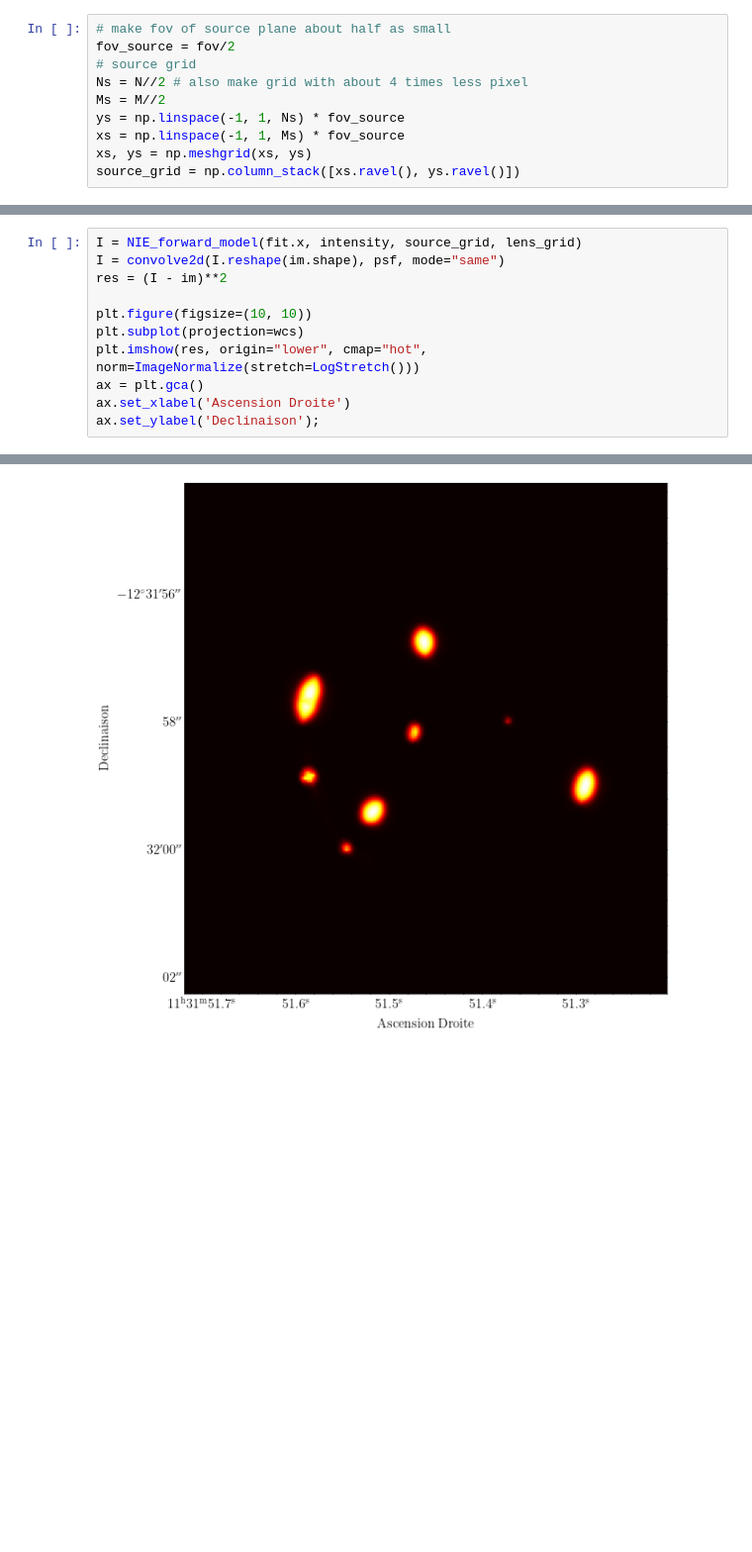
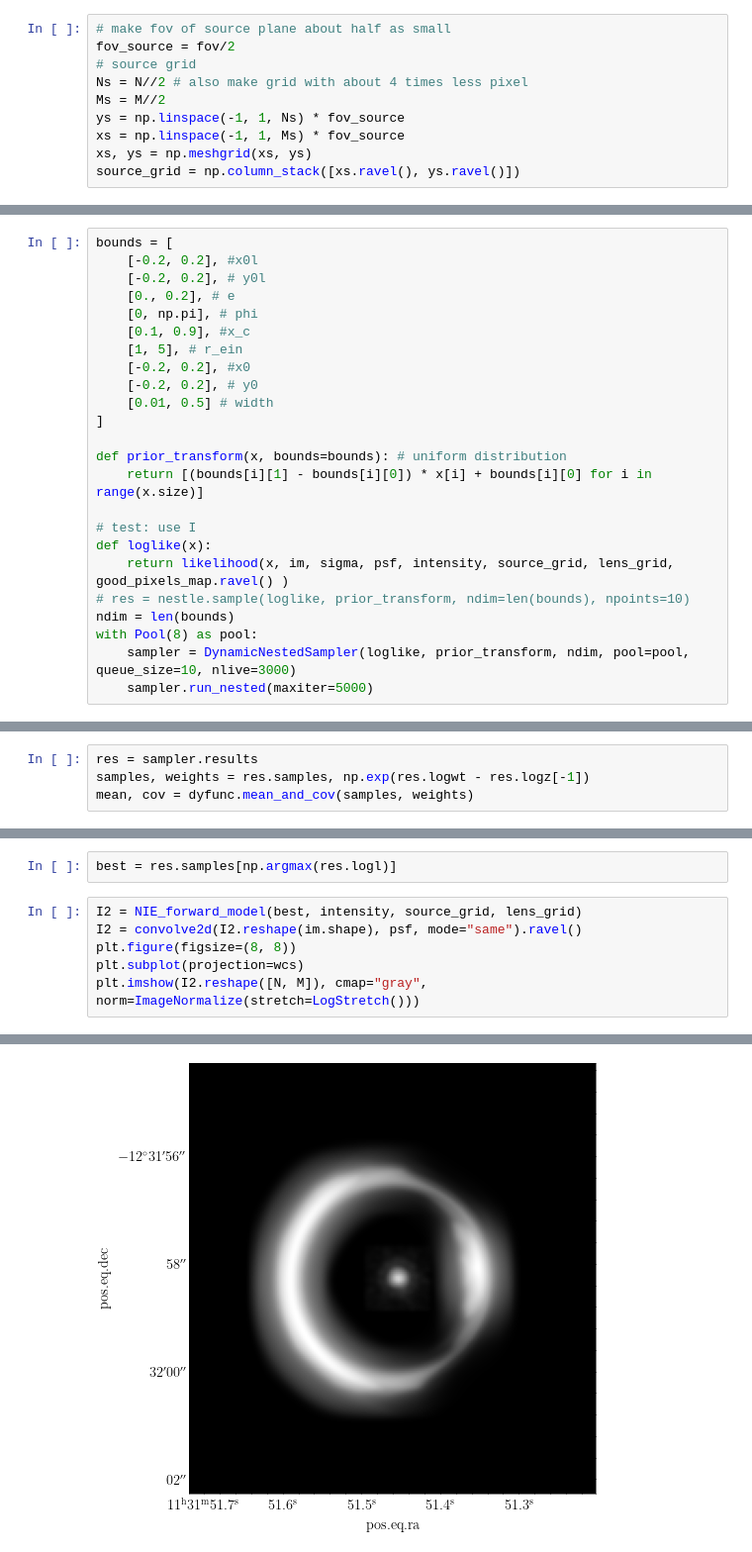
Before and after one commit to AlexandreAdam/rxj1131, a Jupyter notebook: notebooks/quad_reconstruction.ipynb, the cells around one changed output, grey strips where cells are left out. Shown at 99% size. Drawn from its saved outputs; the diff is of its cells as text; blank space fills up the shorter version.

Commit message:
Added a slide and best reconstruction

```diff
--- a/notebooks/quad_reconstruction.ipynb
+++ b/notebooks/quad_reconstruction.ipynb
@@ -175,0 +180,24 @@ fit = minimize(likelihood, x0=params, args=(im, sigma, psf, intensity, source_gr
+# %%
+bounds = [
+    [-0.2, 0.2], #x0l
+    [-0.2, 0.2], # y0l
+    [0., 0.2], # e
+    [0, np.pi], # phi
+    [0.1, 0.9], #x_c
+    [1, 5], # r_ein
+    [-0.2, 0.2], #x0
+    [-0.2, 0.2], # y0
+    [0.01, 0.5] # width
+]
+
+def prior_transform(x, bounds=bounds): # uniform distribution
+    return [(bounds[i][1] - bounds[i][0]) * x[i] + bounds[i][0] for i in range(x.size)]
+
+# test: use I
+def loglike(x):
+    return likelihood(x, im, sigma, psf, intensity, source_grid, lens_grid, good_pixels_map.ravel() )
+# res = nestle.sample(loglike, prior_transform, ndim=len(bounds), npoints=10)
+ndim = len(bounds)
+with Pool(8) as pool:
+    sampler = DynamicNestedSampler(loglike, prior_transform, ndim, pool=pool, queue_size=10, nlive=3000)
+    sampler.run_nested(maxiter=5000)
@@ -175,0 +224,4 @@ fit = minimize(likelihood, x0=params, args=(im, sigma, psf, intensity, source_gr
+# %%
+res = sampler.results
+samples, weights = res.samples, np.exp(res.logwt - res.logz[-1])
+mean, cov = dyfunc.mean_and_cov(samples, weights)
@@ -176,12 +233,9 @@ fit = minimize(likelihood, x0=params, args=(im, sigma, psf, intensity, source_gr
+# %%
+best = res.samples[np.argmax(res.logl)]
 # %%
-I = NIE_forward_model(fit.x, intensity, source_grid, lens_grid)
-I = convolve2d(I.reshape(im.shape), psf, mode="same")
-res = (I - im)**2
-
-plt.figure(figsize=(10, 10))
+I2 = NIE_forward_model(best, intensity, source_grid, lens_grid)
+I2 = convolve2d(I2.reshape(im.shape), psf, mode="same").ravel()
+plt.figure(figsize=(8, 8))
 plt.subplot(projection=wcs)
-plt.imshow(res, origin="lower", cmap="hot", norm=ImageNormalize(stretch=LogStretch()))
-ax = plt.gca()
-ax.set_xlabel('Ascension Droite')
-ax.set_ylabel('Declinaison');
+plt.imshow(I2.reshape([N, M]), cmap="gray", norm=ImageNormalize(stretch=LogStretch()))
 # %% [output]
@@ -188 +243 @@ ax.set_ylabel('Declinaison');
-[figure, old version]
+[figure, new version]
```
Also changed, not shown: parts of 14 cells of this notebook, 6 other files.
